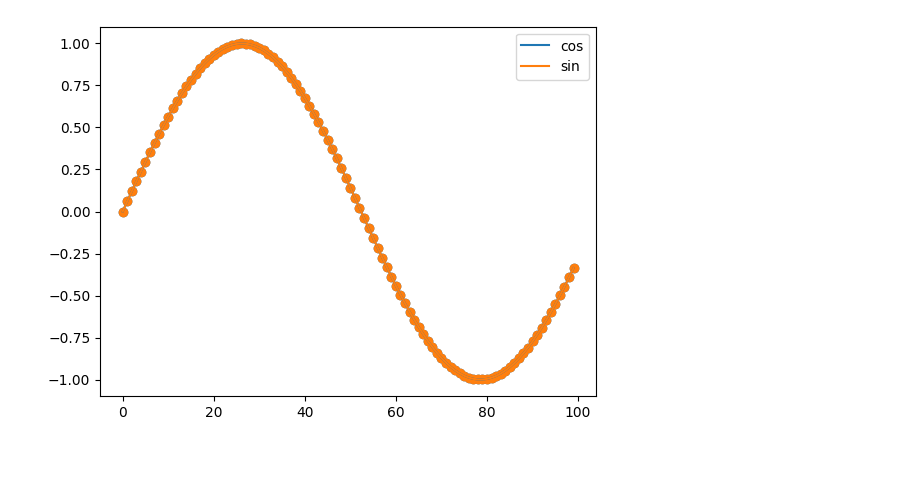
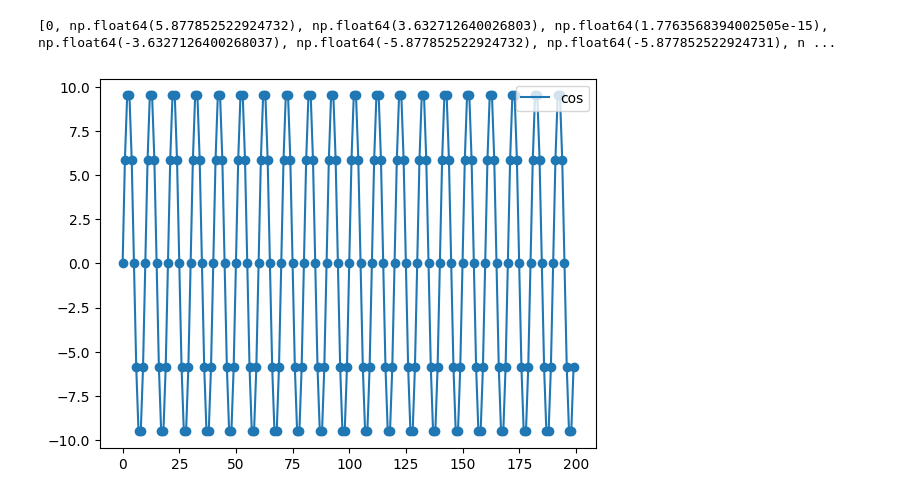
Before and after one commit to LegrandT/parametric_3D_design, a Jupyter notebook: tests.ipynb, the cells around one changed output. Cells and saved outputs as stored; diff of their text form; code cells hidden in the pictures; blank space fills up the shorter version.

```diff
--- a/tests.ipynb
+++ b/tests.ipynb
@@ -6,7 +6,7 @@ import math
 import numpy as np
 import matplotlib.pyplot as plt
 
-def generate_cos_curve(amplitude, frequency, phase, num_points):
+def generate_cos_curve(amplitude, frequency, phase, height, num_points):
     """
     Generate points for a cosine curve.
 
@@ -22,49 +22,56 @@ def generate_cos_curve(amplitude, frequency, phase, num_points):
 
     # Generate points for cos curve
     x = list(range(num_points))
-    y = [amplitude * np.sin(frequency * x + phase) for x in x]
+    y = [height+amplitude * np.sin(frequency * x + phase) for x in x]
 
     return list(zip(x, y))
 
-def generate_sin_curve(amplitude, frequency, phase, num_points):
+def generate_sin_curve(amplitude, frequency, phase, height, num_points):
     """
     Generate points for a sine curve.
 
     Parameters:
     amplitude (float): The amplitude of the sine curve.
     frequency (float): The frequency of the sine curve.
     phase (float): The phase of the sine curve.
     num_points (int): The number of points to generate.
 
     Returns:
     list: A list of tuples representing the generated points in the form (x, y).
     """
 
     # Generate points for sin curve
     x = list(range(num_points))
-    y = [amplitude * np.sin(frequency * x + phase) for x in x]
+    y = [height+amplitude * np.sin(frequency * x + phase) for x in x]
 
     return list(zip(x, y))
 
 # [2 * math.sin(math.pi * i / num_layers) for i in range(num_layers)]
 
 # Parameters
-amplitude = 1 # hight of the curve
-period = 100 # width of the curve
+amplitude = 10 # hight of the curve
+period = 10 # width of the curve
 frequency = 2 * math.pi / period # frequency of the curve
 phase = 0 # shift the curve to the right
-num_points = 100
+num_points = 200
+height = 0
 
 # Generate points for cos curve
-points_cos = generate_cos_curve(amplitude, frequency, phase, num_points)
-points_sin = generate_sin_curve(amplitude, frequency, phase, num_points)
+points_cos = generate_cos_curve(amplitude, frequency, phase, height,num_points)
+
+# calculate the difference between one point and the next
+diff = [0]+[points_cos[i+1][1] - points_cos[i][1] for i in range(len(points_cos)-1)]
+print(diff)
+
+
+
 
 # Plot cos curve
 plt.plot([x for x, y in points_cos], [y for x, y in points_cos], label='cos')
 plt.scatter([x for x, y in points_cos], [y for x, y in points_cos])
-plt.plot([x for x, y in points_sin], [y for x, y in points_sin], label='sin')
-plt.scatter([x for x, y in points_sin], [y for x, y in points_sin])
+# plt.plot([x for x, y in points_cos], diff, label='diff')
 plt.legend()
 plt.show()
 # %% [output]
+[0, np.float64(5.877852522924732), np.float64(3.632712640026803), np.float64(1.7763568394002505e-15), np.float64(-3.6327126400268037), np.float64(-5.877852522924732), np.float64(-5.877852522924731), n ...
-[figure, old version]
+[figure, new version]
```
Also changed, not shown: 3 other files.
